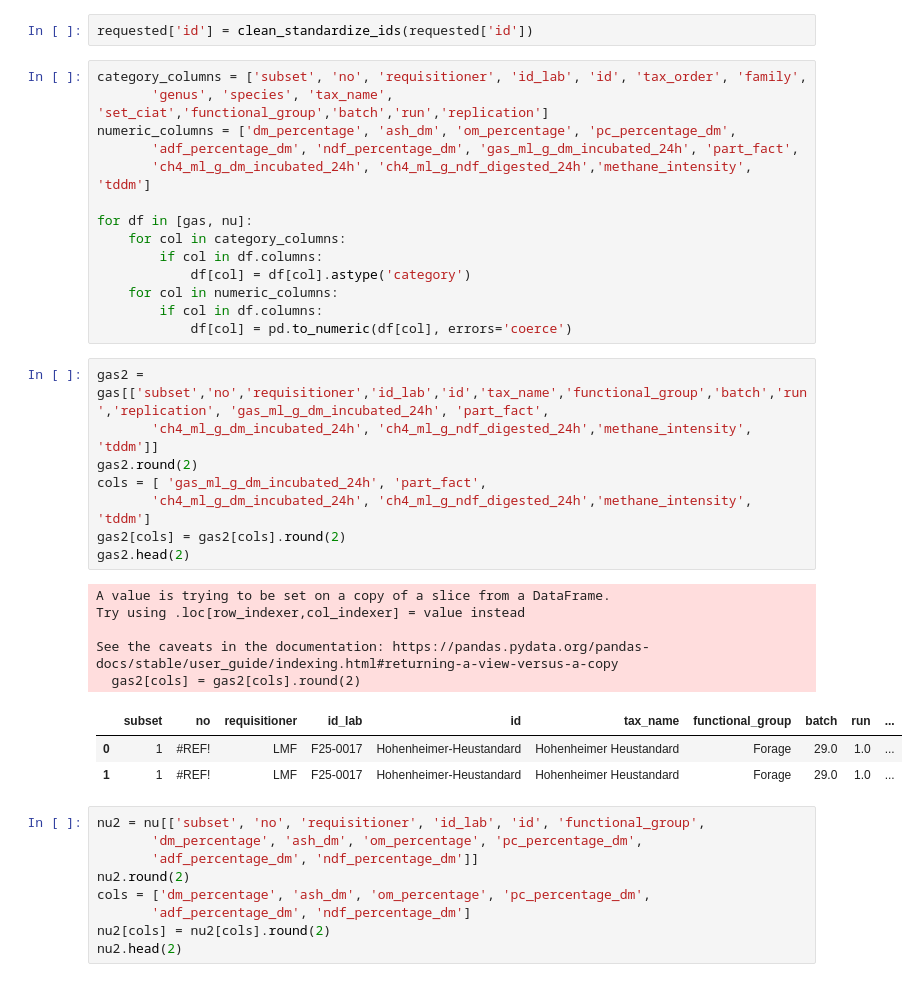
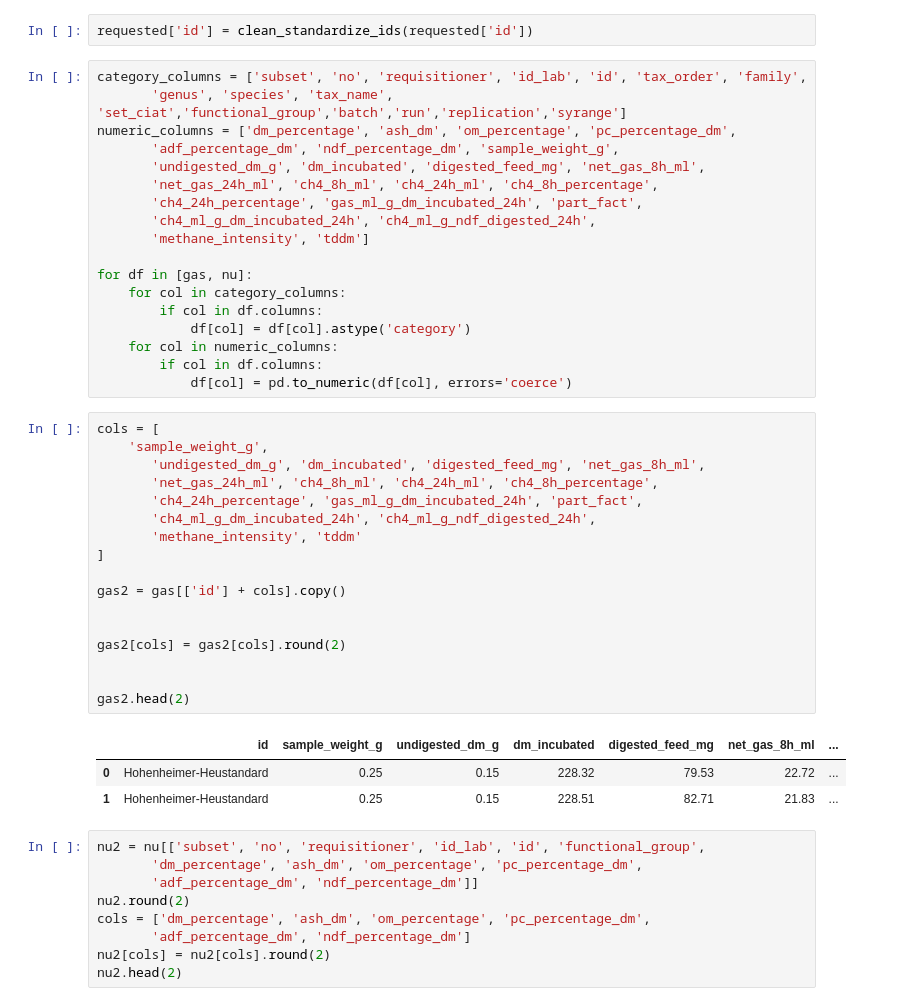
Before and after one commit to maurope/lmf, a Jupyter notebook: notebooks/2026/2026_05_22_data_delivery.ipynb, the cells around one changed output. Cells and saved outputs as stored; diff of their text form.

```diff
--- a/notebooks/2026/2026_05_22_data_delivery.ipynb
+++ b/notebooks/2026/2026_05_22_data_delivery.ipynb
@@ -619,10 +636,14 @@ nu = pd.read_csv('/content/drive/MyDrive/lmf/data/2026_05_22_data_delivery/06_st
 requested['id'] = clean_standardize_ids(requested['id'])
 # %%
 category_columns = ['subset', 'no', 'requisitioner', 'id_lab', 'id', 'tax_order', 'family',
-       'genus', 'species', 'tax_name', 'set_ciat','functional_group','batch','run','replication']
+       'genus', 'species', 'tax_name', 'set_ciat','functional_group','batch','run','replication','syrange']
 numeric_columns = ['dm_percentage', 'ash_dm', 'om_percentage', 'pc_percentage_dm',
-       'adf_percentage_dm', 'ndf_percentage_dm', 'gas_ml_g_dm_incubated_24h', 'part_fact',
-       'ch4_ml_g_dm_incubated_24h', 'ch4_ml_g_ndf_digested_24h','methane_intensity', 'tddm']
+       'adf_percentage_dm', 'ndf_percentage_dm', 'sample_weight_g',
+       'undigested_dm_g', 'dm_incubated', 'digested_feed_mg', 'net_gas_8h_ml',
+       'net_gas_24h_ml', 'ch4_8h_ml', 'ch4_24h_ml', 'ch4_8h_percentage',
+       'ch4_24h_percentage', 'gas_ml_g_dm_incubated_24h', 'part_fact',
+       'ch4_ml_g_dm_incubated_24h', 'ch4_ml_g_ndf_digested_24h',
+       'methane_intensity', 'tddm']
 
 for df in [gas, nu]:
     for col in category_columns:
@@ -632,22 +653,26 @@ for df in [gas, nu]:
         if col in df.columns:
             df[col] = pd.to_numeric(df[col], errors='coerce')
 # %%
-gas2 = gas[['subset','no','requisitioner','id_lab','id','tax_name','functional_group','batch','run','replication', 'gas_ml_g_dm_incubated_24h', 'part_fact',
-       'ch4_ml_g_dm_incubated_24h', 'ch4_ml_g_ndf_digested_24h','methane_intensity', 'tddm']]
-gas2.round(2)
-cols = [ 'gas_ml_g_dm_incubated_24h', 'part_fact',
-       'ch4_ml_g_dm_incubated_24h', 'ch4_ml_g_ndf_digested_24h','methane_intensity', 'tddm']
+cols = [
+    'sample_weight_g',
+       'undigested_dm_g', 'dm_incubated', 'digested_feed_mg', 'net_gas_8h_ml',
+       'net_gas_24h_ml', 'ch4_8h_ml', 'ch4_24h_ml', 'ch4_8h_percentage',
+       'ch4_24h_percentage', 'gas_ml_g_dm_incubated_24h', 'part_fact',
+       'ch4_ml_g_dm_incubated_24h', 'ch4_ml_g_ndf_digested_24h',
+       'methane_intensity', 'tddm'
+]
+
+gas2 = gas[['id'] + cols].copy()
+
+
 gas2[cols] = gas2[cols].round(2)
+
+
 gas2.head(2)
 # %% [output]
-A value is trying to be set on a copy of a slice from a DataFrame.
-Try using .loc[row_indexer,col_indexer] = value instead
-
-See the caveats in the documentation: https://pandas.pydata.org/pandas-docs/stable/user_guide/indexing.html#returning-a-view-versus-a-copy
-  gas2[cols] = gas2[cols].round(2)
-|  | subset | no | requisitioner | id_lab | id | tax_name | functional_group | batch | run | ... |
-| 0 | 1 | #REF! | LMF | F25-0017 | Hohenheimer-Heustandard | Hohenheimer Heustandard | Forage | 29.0 | 1.0 | ... |
-| 1 | 1 | #REF! | LMF | F25-0017 | Hohenheimer-Heustandard | Hohenheimer Heustandard | Forage | 29.0 | 1.0 | ... |
+|  | id | sample_weight_g | undigested_dm_g | dm_incubated | digested_feed_mg | net_gas_8h_ml | ... |
+| 0 | Hohenheimer-Heustandard | 0.25 | 0.15 | 228.32 | 79.53 | 22.72 | ... |
+| 1 | Hohenheimer-Heustandard | 0.25 | 0.15 | 228.51 | 82.71 | 21.83 | ... |
 # %%
 nu2 = nu[['subset', 'no', 'requisitioner', 'id_lab', 'id', 'functional_group',
        'dm_percentage', 'ash_dm', 'om_percentage', 'pc_percentage_dm',
```
Also changed, not shown: parts of 10 cells of this notebook, 15 other files.
